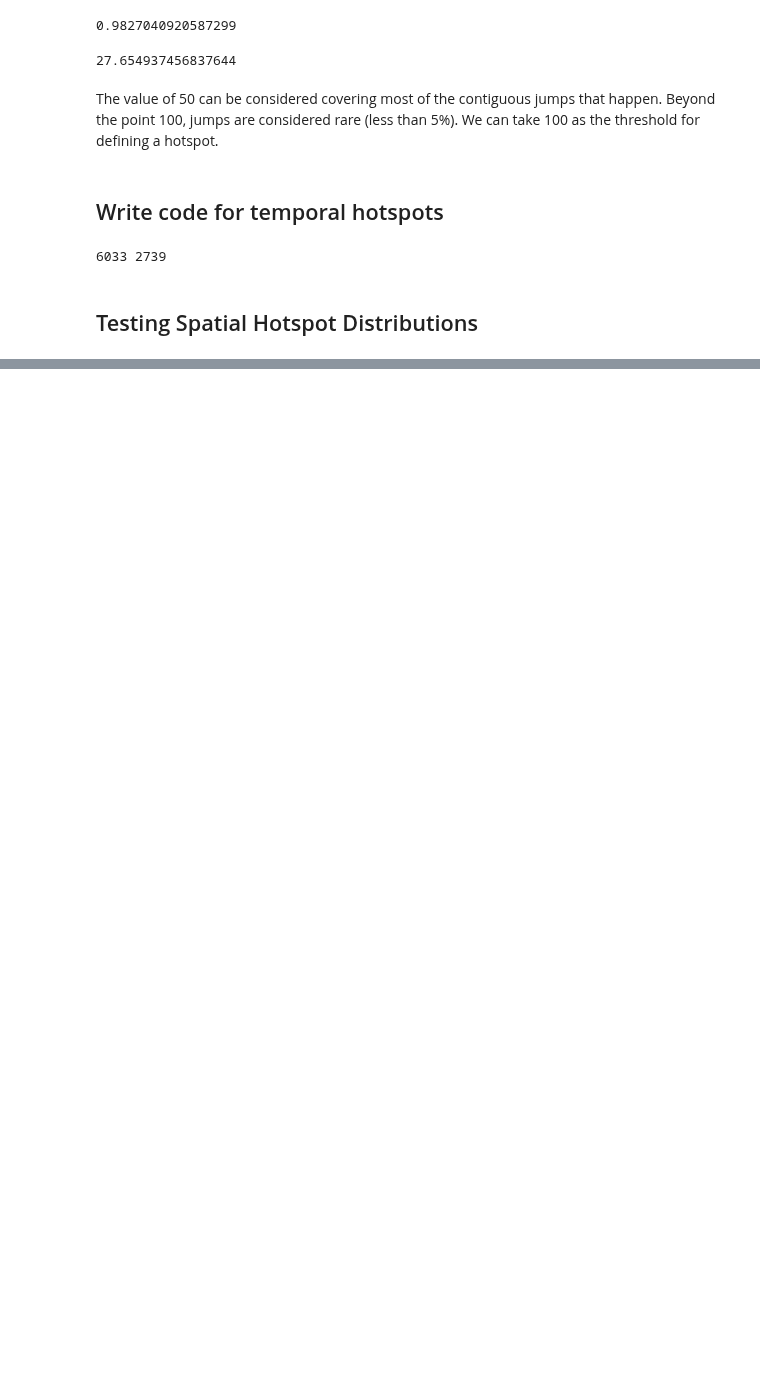
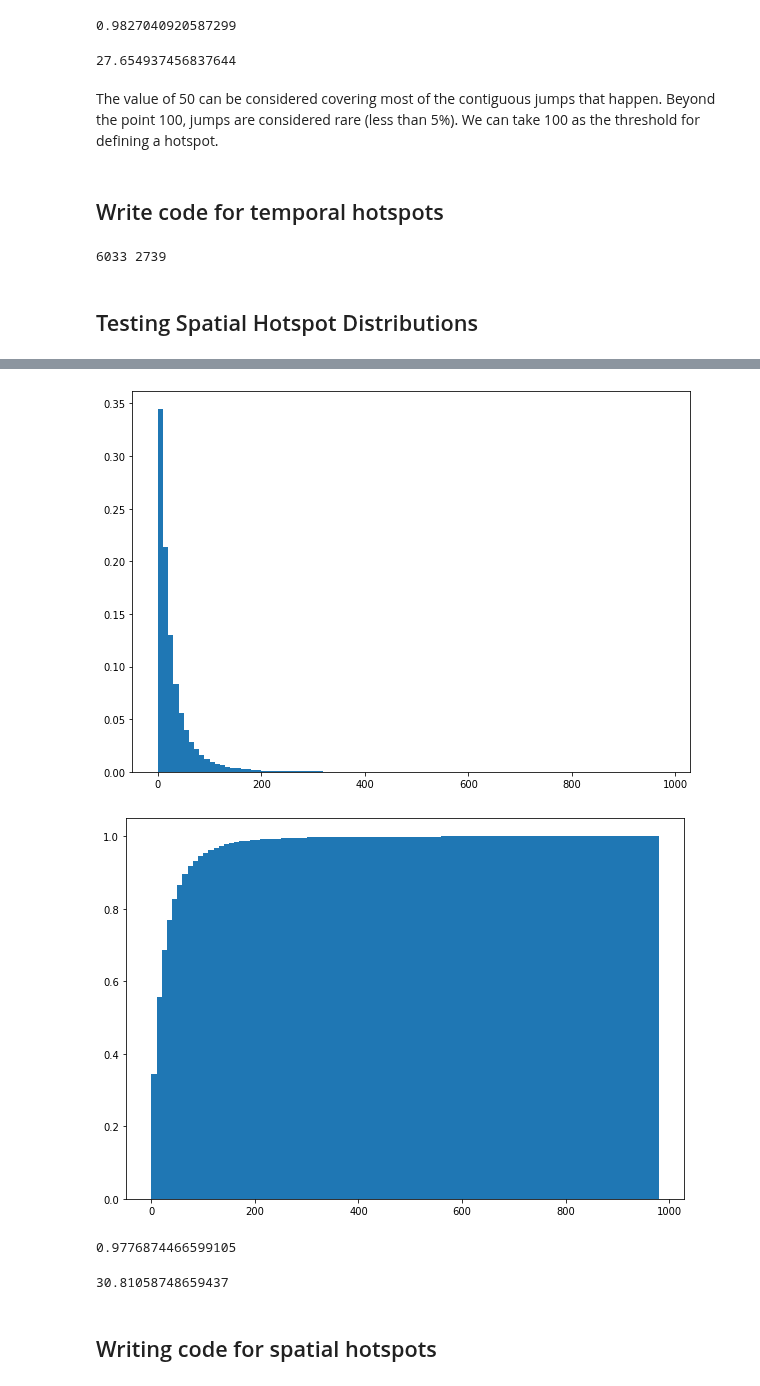
Before and after one commit to ankitbha/hidden_hotspots, a Jupyter notebook: ankit/analysize_hotspots.ipynb, the cells around one changed output, grey strips where cells are left out. Cells and saved outputs as stored; diff of their text form; code cells hidden in the pictures; blank space fills up the shorter version.

Commit message:
[MAJOR] Code for data driven spatial hotspots with boundary algorithm

```diff
--- a/ankit/analysize_hotspots.ipynb
+++ b/ankit/analysize_hotspots.ipynb
@@ -243,9 +246,9 @@ def find_temporal_hotspots(arr):
 num_hsps, num_plts = 0,0
 for col in list(df.columns):
     arr = df[col].dropna().to_numpy()
-    hsp_ind, hsp_win, plt = find_temporal_hotspots(arr)
+    hsp_ind, hsp_win, plat = find_temporal_hotspots(arr)
     num_hsps += len(hsp_ind)
-    num_plts += plt
+    num_plts += plat
 #     print(col, len(hsp_ind), plt)
 print(num_hsps, num_plts)
 # %% [output]
@@ -269,3 +263,5 @@ for mid in df.columns:
 # %%
+nn_dict = {}
 for col in df.columns:
-    list(distances.loc[col].sort_values().index)[-1]
+    dist_df = distances.loc[col].sort_values().dropna()
+    nn_dict[col] = dist_df
@@ -306,0 +268,28 @@ df
+# %%
+diff_list = []
+for index in list(df.index):
+    for col in df.columns:
+        diff_val = abs(df.loc[index][col] - df.loc[index][nn_dict[col].index[0]])
+        diff_list.append(diff_val)
+diff = np.array(diff_list)
+diff = diff[~np.isnan(diff)]
+# %%
+fig, ax = plt.subplots(figsize=(10,7))
+stats = plt.hist(diff, weights=np.ones(len(diff))/len(diff), bins=range(int(min(diff)),int(max(diff)) + 10, 10),\
+                 cumulative=False)
+fig, ax = plt.subplots(figsize=(10,7))
+_ = plt.hist(diff, weights=np.ones(len(diff))/len(diff), bins=range(int(min(diff)),int(max(diff)) + 10, 10),\
+                 cumulative=True)
+# %% [output]
+[figure, added]
+[figure, added]
+# %%
+stats[0][:15].sum()
+# %% [output]
+0.9776874466599105
+# %%
+(stats[0]*(stats[1]+5)[:-1]).sum()
+# %% [output]
+30.81058748659437
+# %% [markdown]
+## Writing code for spatial hotspots
```
Also changed, not shown: parts of 7 cells of this notebook.
